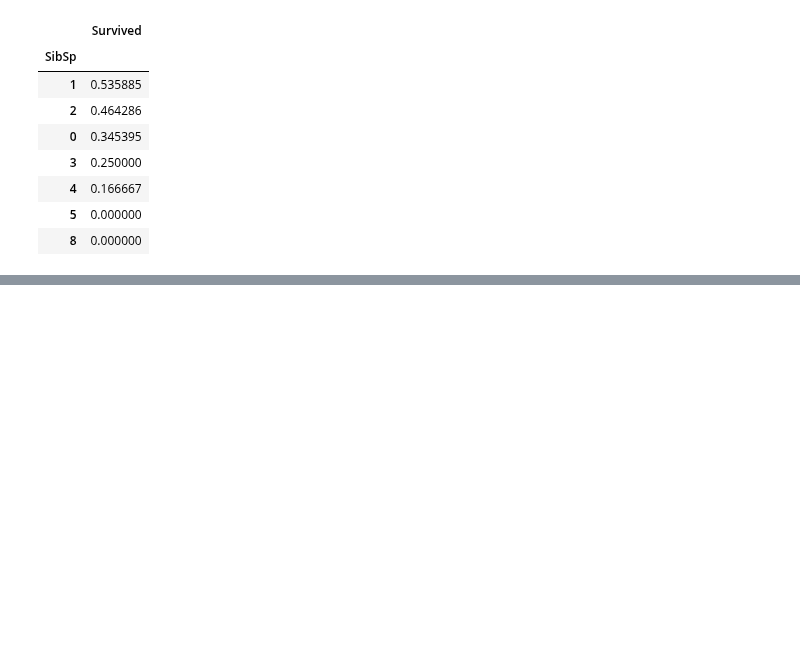
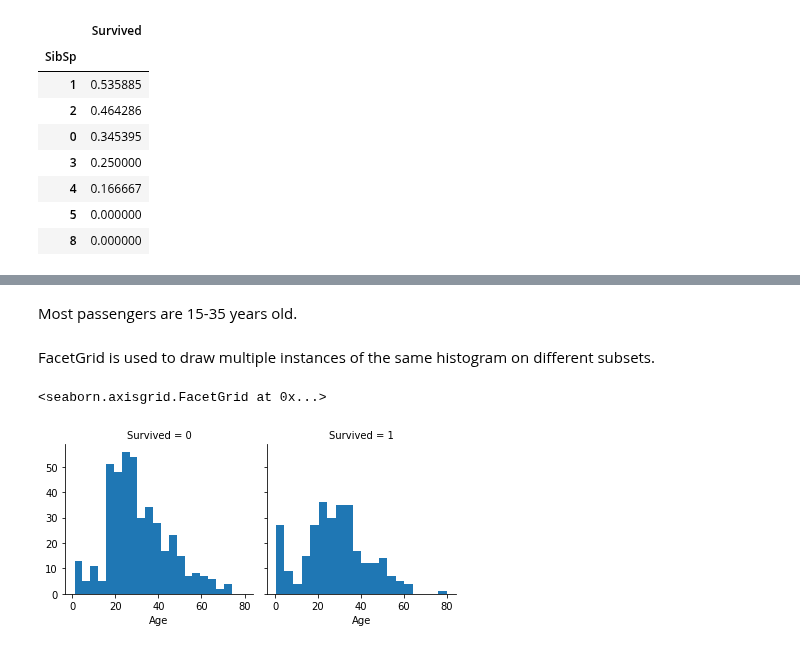
Before and after one commit to dittohed/Kaggle, a Jupyter notebook: titanic/titanic.ipynb, the cells around one changed output, grey strips where cells are left out. Saved outputs shown, nothing was run; the diff lists cells and outputs as text; code cells hidden in the pictures; blank space fills up the shorter version.

```diff
--- a/titanic/titanic.ipynb
+++ b/titanic/titanic.ipynb
@@ -235,0 +315,10 @@ train[["SibSp", "Survived"]].groupby("SibSp", as_index = True).mean().sort_value
+# %% [markdown]
+Most passengers are 15-35 years old.
+# %% [markdown]
+FacetGrid is used to draw multiple instances of the same histogram on different subsets.
+# %%
+grid = sns.FacetGrid(train, col = "Survived") #different values of "Survived" create different subsets
+grid.map(plt.hist, "Age", bins = 20) #plot Age distribution with 20 bins
+# %% [output]
+<seaborn.axisgrid.FacetGrid at 0x...>
+[figure, added]
```
Also changed, not shown: parts of 27 cells of this notebook.
